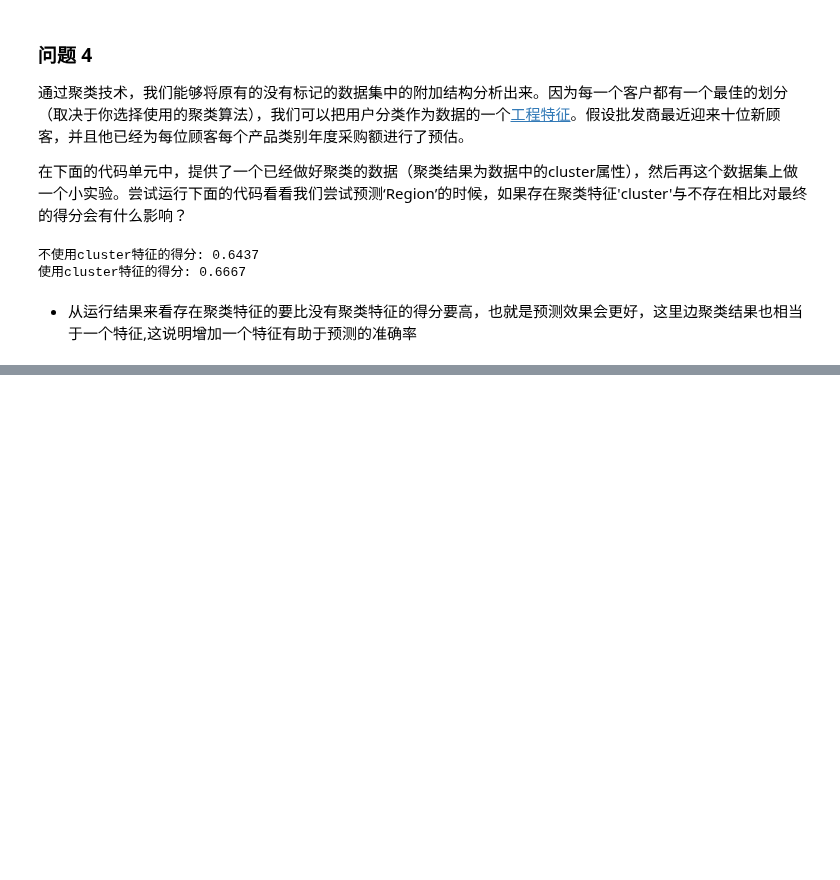
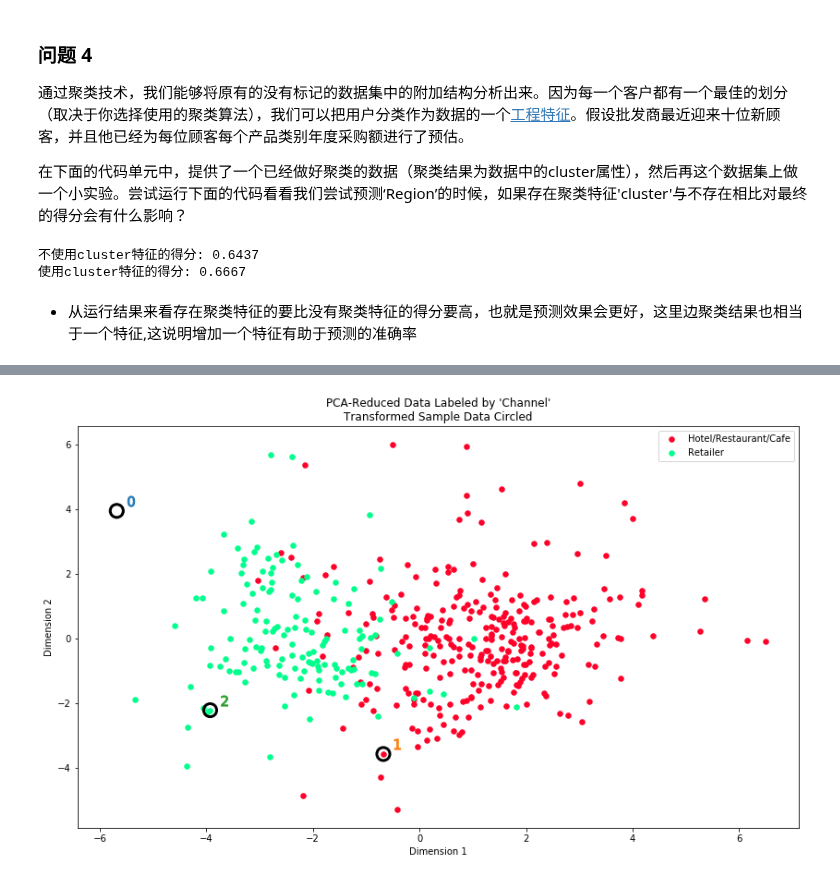
Before and after one commit to zhangjiqiang/AIProject, a Jupyter notebook: udacity_Customer_Segments-master/customers_segment.ipynb, the cells around one changed output, grey strips where cells are left out. Saved outputs shown, nothing was run; the diff lists cells and outputs as text; code cells hidden in the pictures; blank space fills up the shorter version.

Commit message:
可视化内在的分布
这个提交通过重新引入 `Channel` 这个特征到数据集中，并施加和原来数据集同样的 PCA 变换的时候我们将能够发现数据集产生一个有趣的结构。

```diff
--- a/udacity_Customer_Segments-master/customers_segment.ipynb
+++ b/udacity_Customer_Segments-master/customers_segment.ipynb
@@ -485,0 +492,5 @@ print("使用cluster特征的得分: %.4f"%score_with_cluster)
+# %%
+# 根据‘Channel‘数据显示聚类的结果
+vs.channel_results(reduced_data, outliers, pca_samples)
+# %% [output]
+[figure, added]
```
Also changed, not shown: parts of 1 cell of this notebook.
